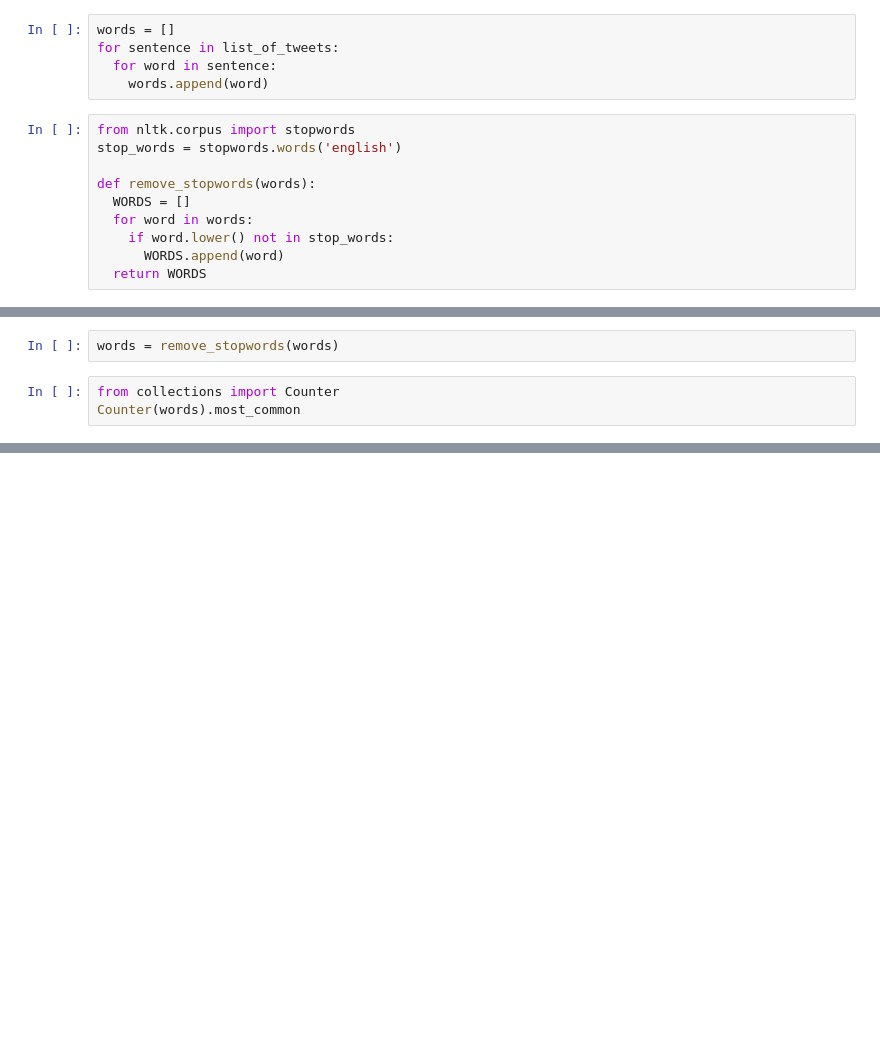
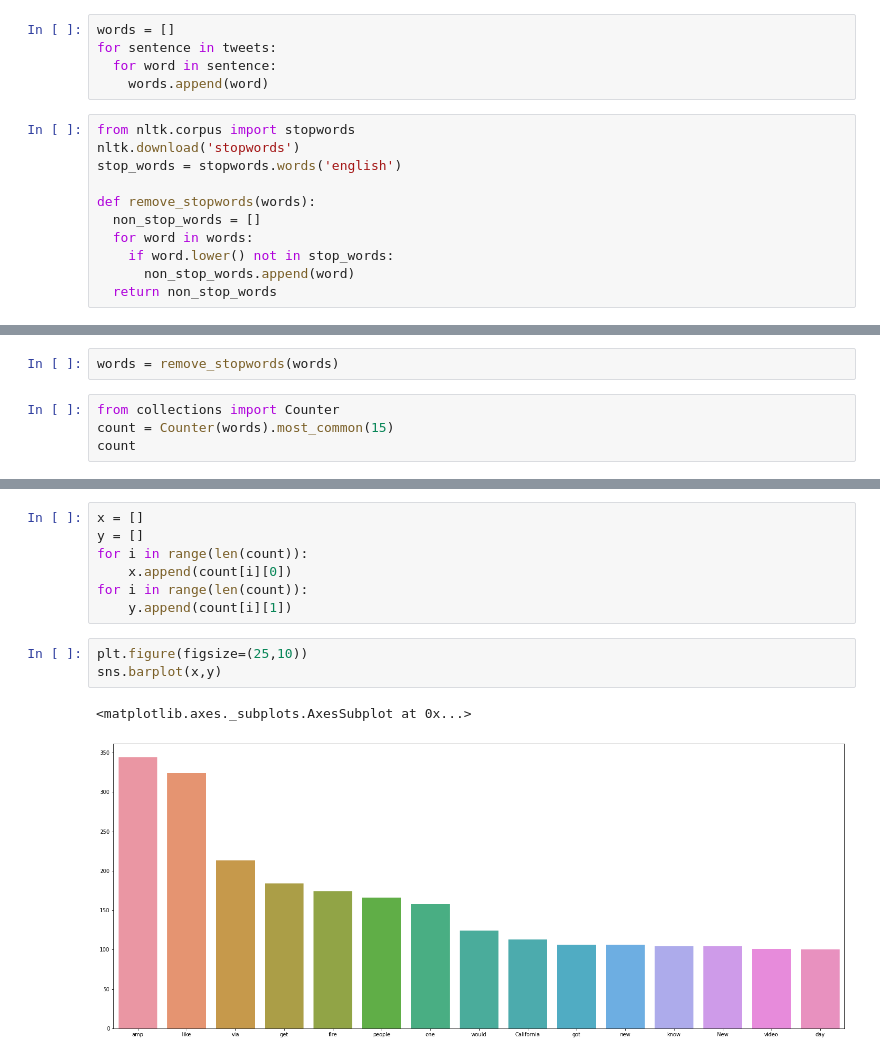
Before and after one commit to Ahmed-Shatla/Predicting-disaster-tweets-using-LSTM, a Jupyter notebook: AMIT_PROJECT.ipynb, the cells around one changed output, grey strips where cells are left out. Saved outputs shown, nothing was run; the diff lists cells and outputs as text; blank space fills up the shorter version.

```diff
--- a/AMIT_PROJECT.ipynb
+++ b/AMIT_PROJECT.ipynb
@@ -191,15 +225,16 @@ for tweet in no_uni:
 # %%
 words = []
-for sentence in list_of_tweets:
+for sentence in tweets:
   for word in sentence:
     words.append(word)
 # %%
 from nltk.corpus import stopwords
+nltk.download('stopwords')
 stop_words = stopwords.words('english')
 
 def remove_stopwords(words):
-  WORDS = []
+  non_stop_words = []
   for word in words:
     if word.lower() not in stop_words:
-      WORDS.append(word)
-  return WORDS
+      non_stop_words.append(word)
+  return non_stop_words
@@ -207,5 +245,6 @@ def remove_stopwords(words):
 words = remove_stopwords(words)
 # %%
 from collections import Counter
-Counter(words).most_common
+count = Counter(words).most_common(15)
+count
 # %% [output]
@@ -212,0 +266,13 @@ Counter(words).most_common
+# %%
+x = []
+y = []
+for i in range(len(count)):
+    x.append(count[i][0])
+for i in range(len(count)):
+    y.append(count[i][1])
+# %%
+plt.figure(figsize=(25,10))
+sns.barplot(x,y)
+# %% [output]
+<matplotlib.axes._subplots.AxesSubplot at 0x...>
+[figure, added]
```
Also changed, not shown: parts of 23 cells of this notebook.
